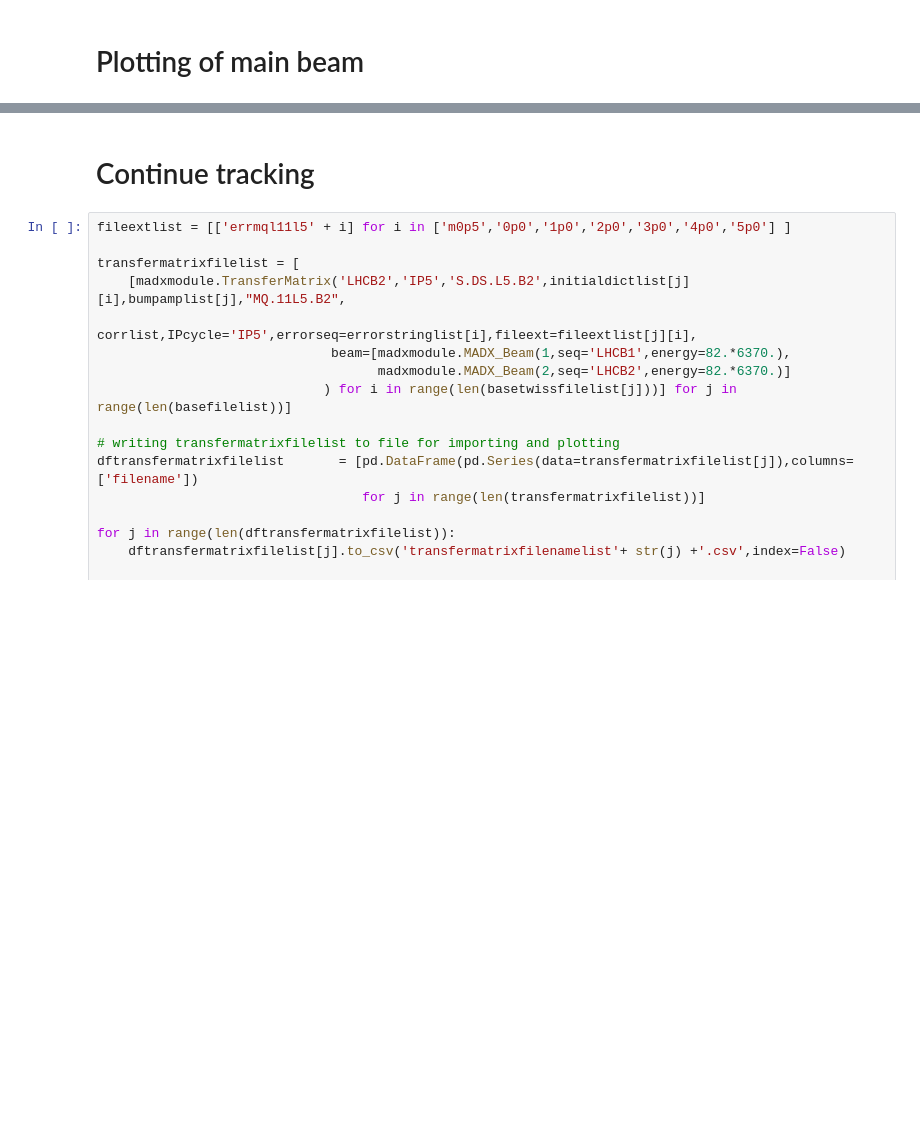
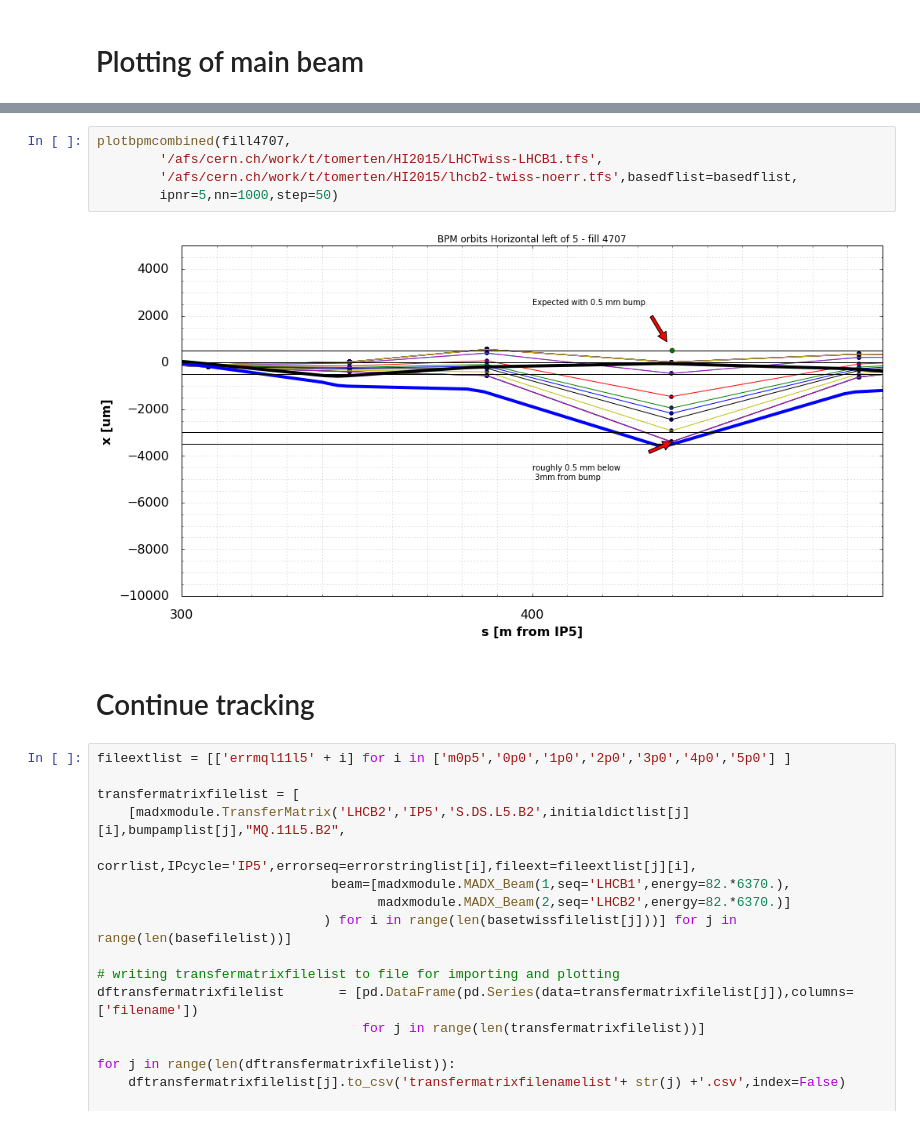
Before and after one commit to TMsangohan/Python_Tracking_Sec_Beams, a Jupyter notebook: BFPPTracking-IP5.ipynb, the cells around one changed output, grey strips where cells are left out. Saved outputs shown, nothing was run; the diff lists cells and outputs as text; blank space fills up the shorter version.

```diff
--- a/BFPPTracking-IP5.ipynb
+++ b/BFPPTracking-IP5.ipynb
@@ -442,3 +563,10 @@ plt.show()
+# %%
+plotbpmcombined(fill4707,
+        '/afs/cern.ch/work/t/tomerten/HI2015/LHCTwiss-LHCB1.tfs',
+        '/afs/cern.ch/work/t/tomerten/HI2015/lhcb2-twiss-noerr.tfs',basedflist=basedflist,
+        ipnr=5,nn=1000,step=50)
+# %% [output]
+[figure, added]
 # %% [markdown]
 # Continue tracking
 # %%
```
Also changed, not shown: parts of 6 cells of this notebook.
